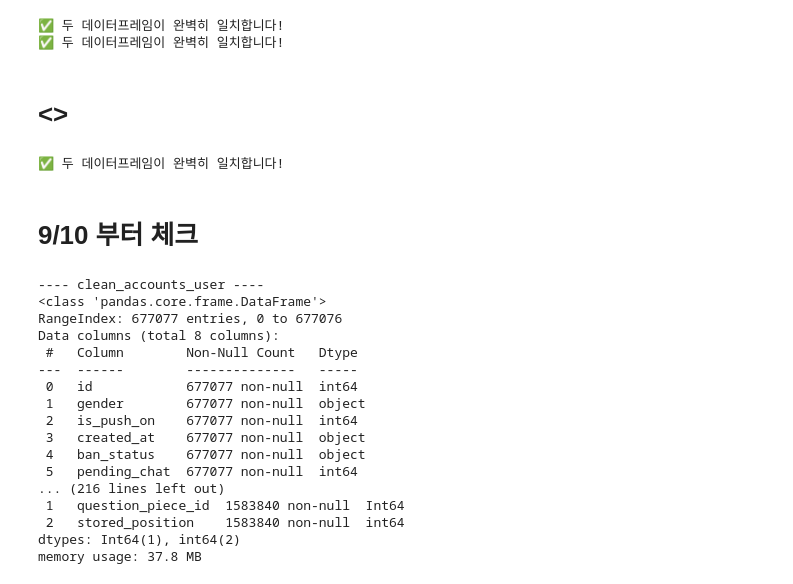
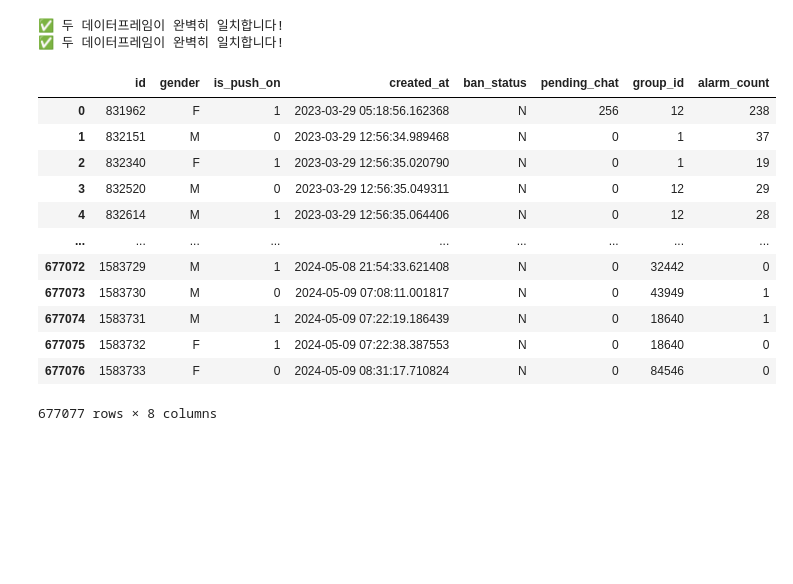
Before and after one commit to DA15-Lab/team3-ping-analytics, a Jupyter notebook: notebooks/Daun_analysis.ipynb, the cells around one changed output. Cells and saved outputs as stored; diff of their text form; code cells hidden in the pictures; blank space fills up the shorter version.

```diff
--- a/notebooks/Daun_analysis.ipynb
+++ b/notebooks/Daun_analysis.ipynb
@@ -1002,5 +1003,3 @@ for orig_df, func in tests:
 # %% [output]
 ✅ 두 데이터프레임이 완벽히 일치합니다!
 ✅ 두 데이터프레임이 완벽히 일치합니다!
-# %% [markdown]
-# <>
@@ -1014,49 +1006,16 @@ test_df_csv = pd.read_csv(file_path)
-# %%
-from pandas.testing import assert_frame_equal
-
-test_df_csv['attendance_date'] = pd.to_datetime(test_df_csv['attendance_date'])
-
-# 1. 기존에 직접 실행해서 만든 데이터프레임 (예: df_original)
-# 2. 함수를 실행해서 만든 데이터프레임 (예: df_func = clean_accounts_user())
-
-# 두 데이터프레임이 완전히 같으면 아무 일도 일어나지 않고 통과합니다.
-# 다르면 어느 부분이 다른지 상세한 에러 메시지가 뜹니다.
-
-# datetime 제외 내용 일치하는지 확인
-assert_frame_equal(test_df, test_df_csv)
-print("✅ 두 데이터프레임이 완벽히 일치합니다!")
-# %% [output]
-✅ 두 데이터프레임이 완벽히 일치합니다!
-# %% [markdown]
-# 9/10 부터 체크
-# %%
-func_list = [clean_accounts_user,clean_accounts_group, clean_accounts_school,
-             clean_accounts_nearbyschool, clean_polls_question, clean_polls_questionpiece,
-             clean_accounts_attendance, clean_accounts_blockrecord, clean_polls_questionset,
-             clean_accounts_paymenthistory, clean_accounts_userquestionrecord,
-             clean_polls_usercandidate, clean_accounts_user_contacts, clean_accounts_friendrequest,
-             clean_accounts_userwithdraw, clean_polls_questionset_piece]
-
-for func in func_list:
-    df = func()
-    print(f'---- {func.__name__} ----')
-    df.info()
-    print('')
-# %% [output]
----- clean_accounts_user ----
-<class 'pandas.core.frame.DataFrame'>
-RangeIndex: 677077 entries, 0 to 677076
-Data columns (total 8 columns):
- #   Column        Non-Null Count   Dtype
----  ------        --------------   -----
- 0   id            677077 non-null  int64
- 1   gender        677077 non-null  object
- 2   is_push_on    677077 non-null  int64
- 3   created_at    677077 non-null  object
- 4   ban_status    677077 non-null  object
- 5   pending_chat  677077 non-null  int64
-... (216 lines left out)
- 1   question_piece_id  1583840 non-null  Int64
- 2   stored_position    1583840 non-null  int64
-dtypes: Int64(1), int64(2)
-memory usage: 37.8 MB
+# %%
+clean_accounts_user()
+# %% [output]
+|  | id | gender | is_push_on | created_at | ban_status | pending_chat | group_id | alarm_count |
+| 0 | 831962 | F | 1 | 2023-03-29 05:18:56.162368 | N | 256 | 12 | 238 |
+| 1 | 832151 | M | 0 | 2023-03-29 12:56:34.989468 | N | 0 | 1 | 37 |
+| 2 | 832340 | F | 1 | 2023-03-29 12:56:35.020790 | N | 0 | 1 | 19 |
+| 3 | 832520 | M | 0 | 2023-03-29 12:56:35.049311 | N | 0 | 12 | 29 |
+| 4 | 832614 | M | 1 | 2023-03-29 12:56:35.064406 | N | 0 | 12 | 28 |
+| ... | ... | ... | ... | ... | ... | ... | ... | ... |
+| 677072 | 1583729 | M | 1 | 2024-05-08 21:54:33.621408 | N | 0 | 32442 | 0 |
+| 677073 | 1583730 | M | 0 | 2024-05-09 07:08:11.001817 | N | 0 | 43949 | 1 |
+| 677074 | 1583731 | M | 1 | 2024-05-09 07:22:19.186439 | N | 0 | 18640 | 1 |
+| 677075 | 1583732 | F | 1 | 2024-05-09 07:22:38.387553 | N | 0 | 18640 | 0 |
+| 677076 | 1583733 | F | 0 | 2024-05-09 08:31:17.710824 | N | 0 | 84546 | 0 |
+677077 rows × 8 columns
```
Also changed, not shown: parts of 5 cells of this notebook, 1 other file.
